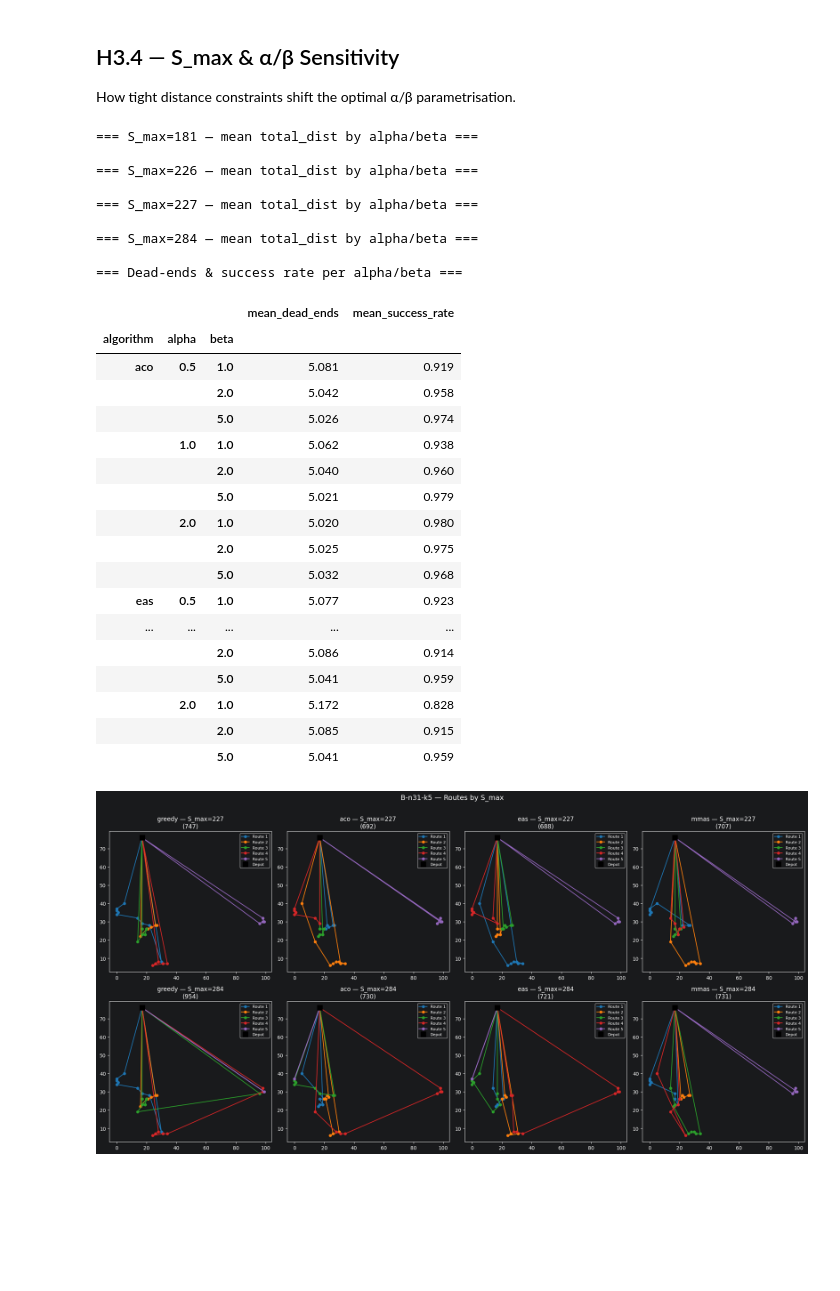
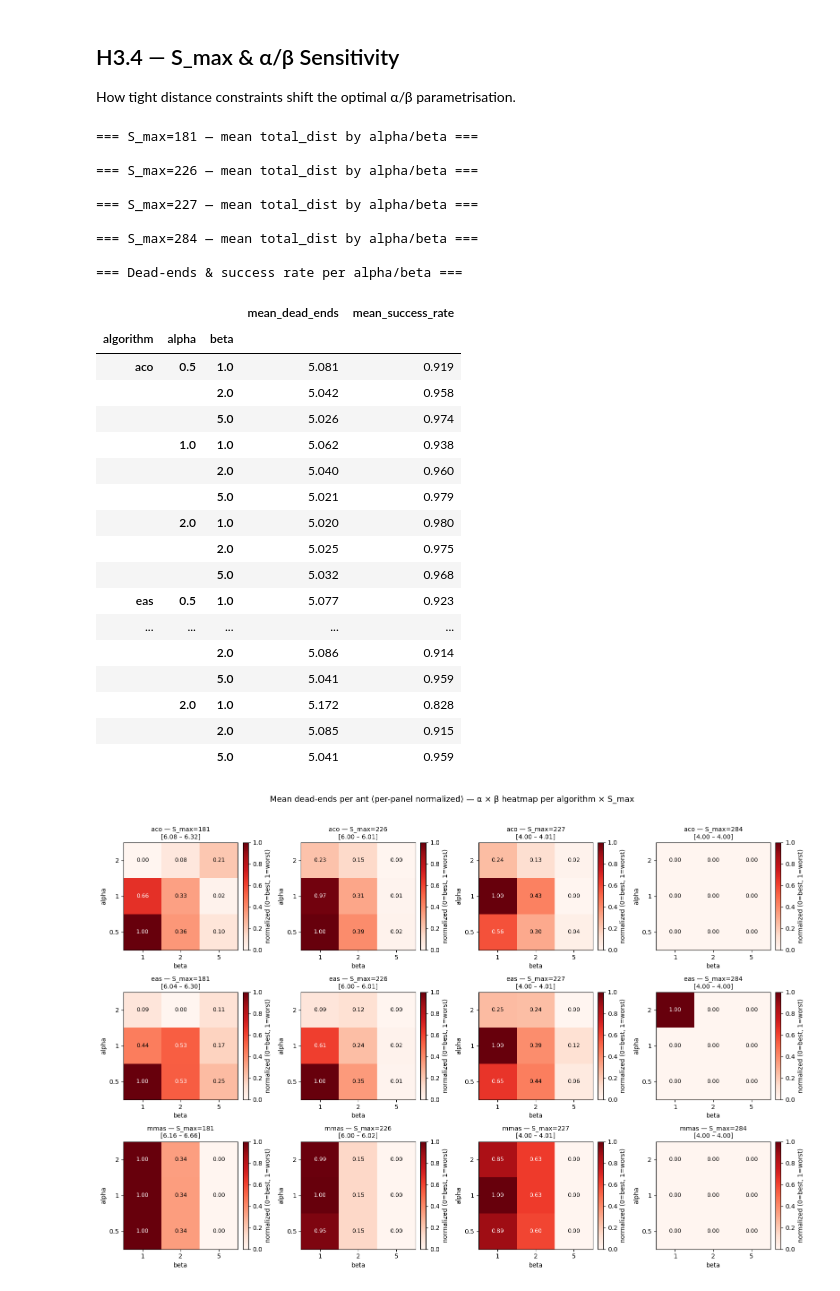
Before and after one commit to YouRekt/MSI2-ACO, a Jupyter notebook: notebooks/analysis_B.ipynb, the cells around one changed output. Saved outputs shown, nothing was run; the diff lists cells and outputs as text; code cells hidden in the pictures; blank space fills up the shorter version.

```diff
--- a/notebooks/analysis_B.ipynb
+++ b/notebooks/analysis_B.ipynb
@@ -239,6 +342,69 @@ if SWEEP_DIR.exists() and (SWEEP_DIR / "results.csv").exists():
                 [["mean_dead_ends", "mean_success_rate"]].mean().round(3)
             )
 
+        # --- Heatmaps: dead-end ratio and success rate per α × β, per algorithm × S_max ---
+        # Normalization: per-subplot min-max scaling so within-panel α/β patterns are visible.
+        # Text labels show the raw value; color encodes the "distance from best in this panel".
+        sr_algos = sorted([a for a in sr_df["algorithm"].unique() if a != "greedy"])
+        s_max_vals = sorted([s for s in sr_df["s_max"].unique() if pd.notna(s)])
+
+        for metric, cmap, title, better in [
+            ("mean_dead_ends",    "Reds",   "Mean dead-ends per ant (per-panel normalized)", "low"),
+            ("mean_success_rate", "Greens", "Mean success rate (per-panel normalized)",      "high"),
+        ]:
+            n_rows = len(sr_algos)
+            n_cols = len(s_max_vals)
+            if n_rows == 0 or n_cols == 0:
+                continue
+            fig, axes = plt.subplots(n_rows, n_cols,
+                                     figsize=(4 * n_cols, 3.5 * n_rows),
+                                     squeeze=False)
+            for r, algo in enumerate(sr_algos):
+                for c, s_val in enumerate(s_max_vals):
+                    ax = axes[r, c]
+                    sub = sr_df[(sr_df["algorithm"] == algo) & (sr_df["s_max"] == s_val)]
+                    if sub.empty or sub["alpha"].isna().all():
+                        ax.set_title(f"{algo} — S_max={s_val:.0f} (no data)")
+                        ax.axis("off")
+                        continue
+                    pivot = sub.groupby(["alpha", "beta"])[metric].mean().unstack("beta")
+                    pivot = pivot.sort_index(ascending=True)
+                    pivot = pivot[sorted(pivot.columns)]
+                    raw = pivot.values
+
+                    # Per-subplot min-max normalization
+                    vmin, vmax = np.nanmin(raw), np.nanmax(raw)
+                    if vmax - vmin < 1e-9:
+                        norm = np.zeros_like(raw)
+                    else:
+                        norm = (raw - vmin) / (vmax - vmin)
+                    # For "high is better" metrics, invert so brighter = better
+                    display_arr = norm if better == "low" else norm
+
+                    im = ax.imshow(display_arr, aspect="auto", cmap=cmap,
+                                   origin="lower", vmin=0.0, vmax=1.0)
+                    ax.set_xticks(range(len(pivot.columns)))
+                    ax.set_xticklabels([f"{b:g}" for b in pivot.columns])
+                    ax.set_yticks(range(len(pivot.index)))
+                    ax.set_yticklabels([f"{a:g}" for a in pivot.index])
+                    ax.set_xlabel("beta")
+                    ax.set_ylabel("alpha")
+                    ax.set_title(f"{algo} — S_max={s_val:.0f}\n[{vmin:.2f} – {vmax:.2f}]",
+                                 fontsize=10)
+                    for i in range(raw.shape[0]):
+                        for j in range(raw.shape[1]):
+                            v = raw[i, j]
+                            n = display_arr[i, j]
+                            if not np.isnan(v):
+                                ax.text(j, i, f"{n:.2f}", ha="center", va="center",
+                                        color="white" if n > 0.5 else "black", fontsize=9)
+                    plt.colorbar(im, ax=ax, fraction=0.046, pad=0.04,
+                                 label="normalized (0=best, 1=worst)" if better == "low"
+                                 else "normalized (0=worst, 1=best)")
+            fig.suptitle(f"{title} — α × β heatmap per algorithm × S_max", fontsize=13, y=1.02)
+            plt.tight_layout()
+            plt.show()
+
     # --- Route comparison at different S_max levels from JSON ---
     best_by_key = {}
     for jf in SWEEP_DIR.glob("*.json"):
@@ -279,31 +445,31 @@ if SWEEP_DIR.exists() and (SWEEP_DIR / "results.csv").exists():
 else:
     print("Sweep results not found — run sweep experiments first.")
 # %% [output]
 === S_max=181 — mean total_dist by alpha/beta ===
 
 === S_max=226 — mean total_dist by alpha/beta ===
 
 === S_max=227 — mean total_dist by alpha/beta ===
 
 === S_max=284 — mean total_dist by alpha/beta ===
 
 === Dead-ends & success rate per alpha/beta ===
 |  |  |  | mean_dead_ends | mean_success_rate |
 | algorithm | alpha | beta |  |  |
 | aco | 0.5 | 1.0 | 5.081 | 0.919 |
 |  |  | 2.0 | 5.042 | 0.958 |
 |  |  | 5.0 | 5.026 | 0.974 |
 |  | 1.0 | 1.0 | 5.062 | 0.938 |
 |  |  | 2.0 | 5.040 | 0.960 |
 |  |  | 5.0 | 5.021 | 0.979 |
 |  | 2.0 | 1.0 | 5.020 | 0.980 |
 |  |  | 2.0 | 5.025 | 0.975 |
 |  |  | 5.0 | 5.032 | 0.968 |
 | eas | 0.5 | 1.0 | 5.077 | 0.923 |
 | ... | ... | ... | ... | ... |
 |  |  | 2.0 | 5.086 | 0.914 |
 |  |  | 5.0 | 5.041 | 0.959 |
 |  | 2.0 | 1.0 | 5.172 | 0.828 |
 |  |  | 2.0 | 5.085 | 0.915 |
 |  |  | 5.0 | 5.041 | 0.959 |
-[figure, old version]
+[figure, new version]
```
Also changed, not shown: parts of 5 cells of this notebook, 3 other files.
